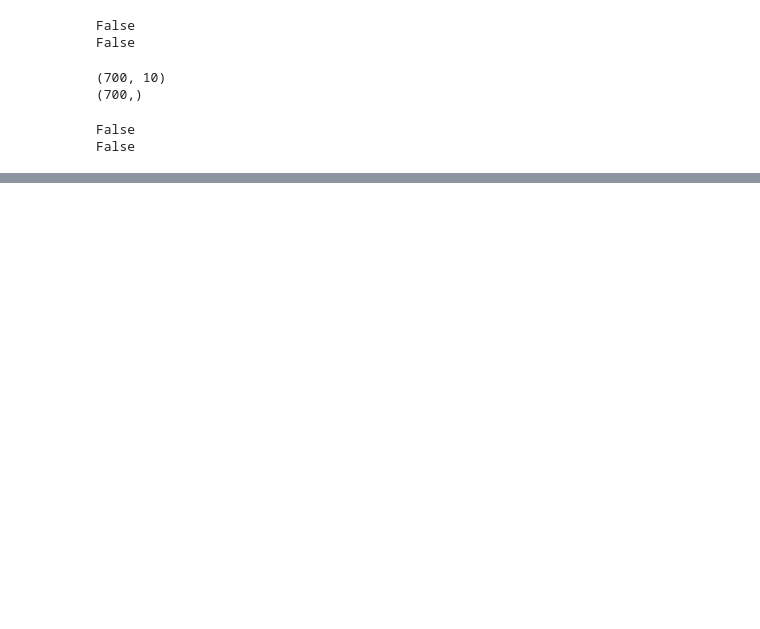
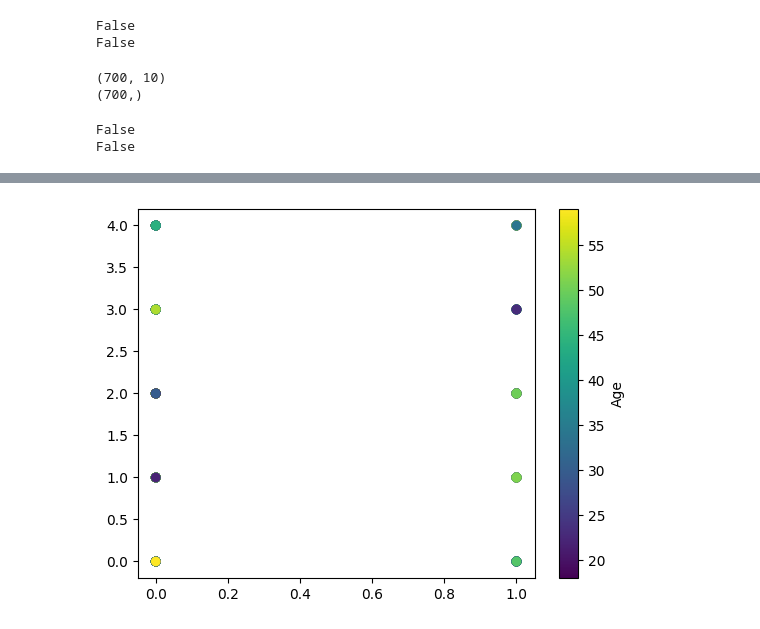
Before and after one commit to Saipranith05/Mobile_Prediction, a Jupyter notebook: app.ipynb, the cells around one changed output, grey strips where cells are left out. Cells and saved outputs as stored; diff of their text form; code cells hidden in the pictures; blank space fills up the shorter version.

```diff
--- a/app.ipynb
+++ b/app.ipynb
@@ -302,0 +325,12 @@ np.float64(0.5)
+# %%
+import matplotlib.pyplot as plt
+
+# Define a colormap for the "age" column
+scatter = plt.scatter(df["gender"], df["device_model"], c=df["age"], cmap='viridis')
+
+# Add a color bar to represent the "age" values
+plt.colorbar(scatter, label="Age")
+
+plt.show()
+# %% [output]
+[figure, added]
```
Also changed, not shown: parts of 9 cells of this notebook, 1 other file.
